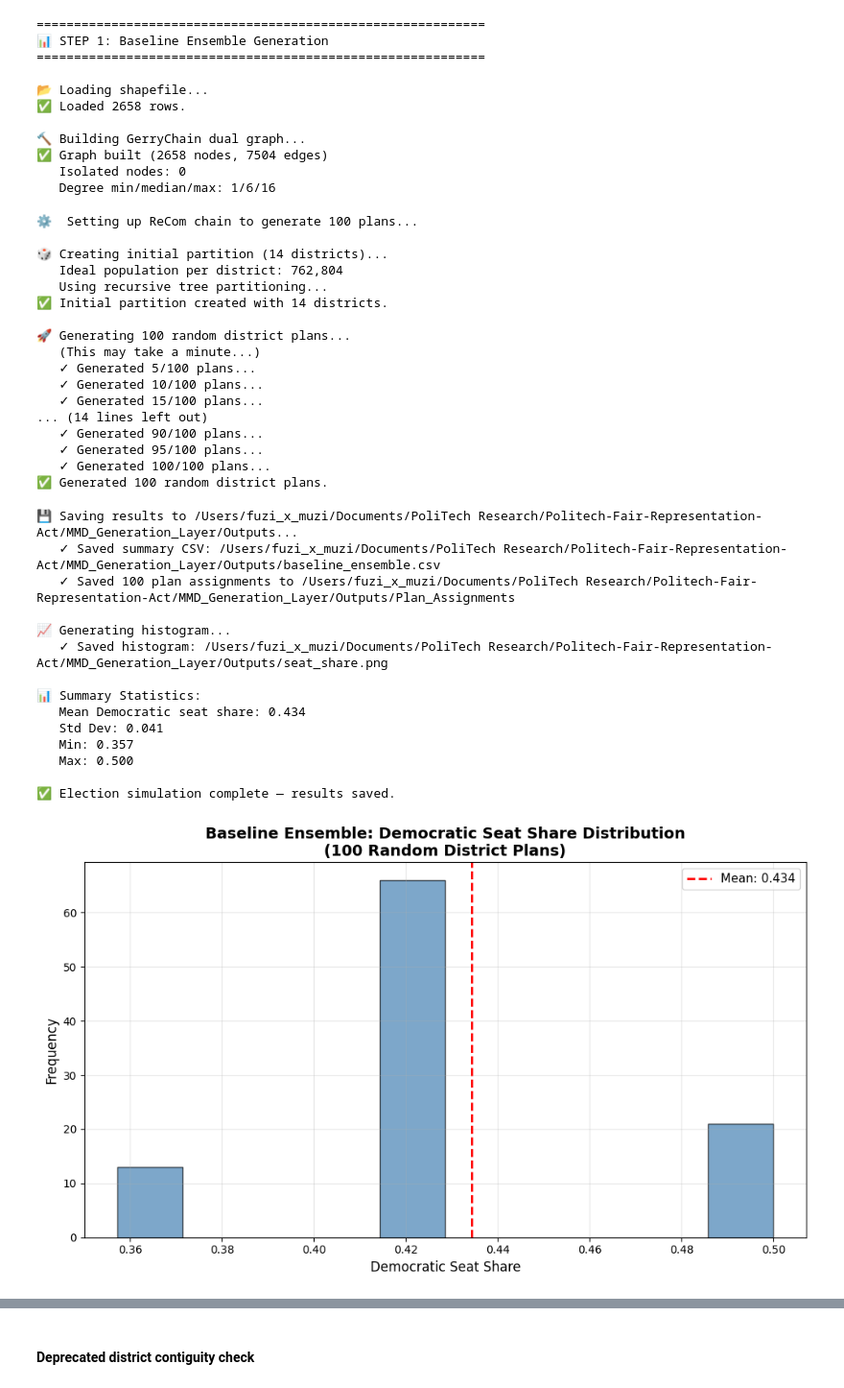
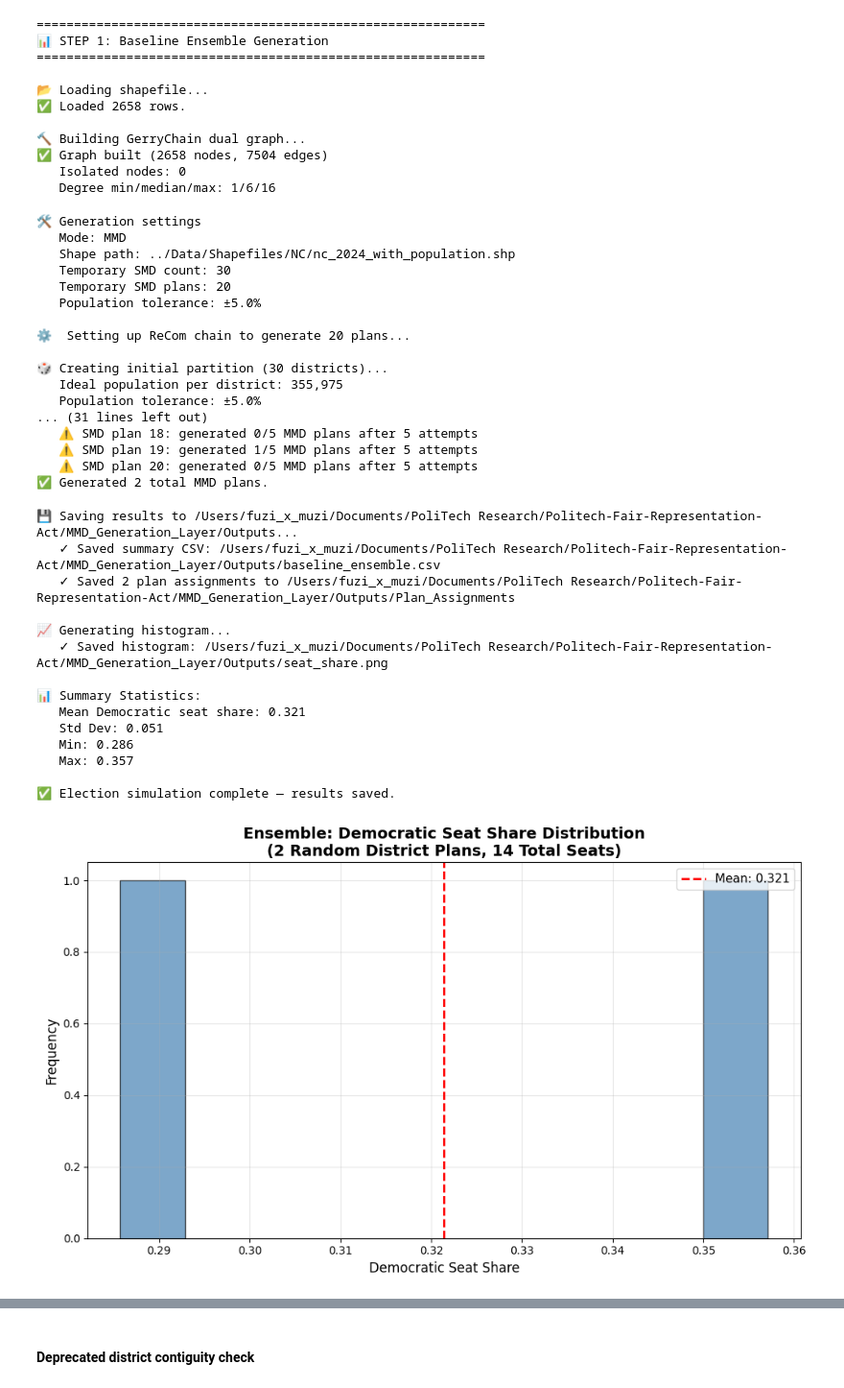
Before and after one commit to Muzammil-Cheema/PoliTech-Fair-Representation-Act, a Jupyter notebook: MMD_Generation_Layer/Processor/main.ipynb, the cells around one changed output, grey strips where cells are left out. Shown at 96% size. Drawn from its saved outputs; the diff is of its cells as text; code cells hidden in the pictures.

Commit message:
update: massive overhaul. Adds true MMD generation using smaller SMDs. Greater support for configuration.

```diff
--- a/MMD_Generation_Layer/Processor/main.ipynb
+++ b/MMD_Generation_Layer/Processor/main.ipynb
@@ -324,9 +992,26 @@ def save_results(ensemble, output_dir):
     plt.hist(results_df["dem_seat_share"], bins=10, edgecolor='black', alpha=0.7, color='steelblue')
     plt.xlabel("Democratic Seat Share", fontsize=12)
     plt.ylabel("Frequency", fontsize=12)
-    plt.title(f"Baseline Ensemble: Democratic Seat Share Distribution\n({NUM_PLANS} Random District Plans)", fontsize=14, fontweight='bold')
-    plt.axvline(results_df["dem_seat_share"].mean(), color='red', linestyle='--',
-                linewidth=2, label=f"Mean: {results_df['dem_seat_share'].mean():.3f}")
+
+    plan_count = len(results_df)
+    total_seats = int((results_df["dem_seats"] + results_df["rep_seats"]).iloc[0]) if plan_count else NUM_DISTRICTS
+
+    plt.title(
+        (
+            "Ensemble: Democratic Seat Share Distribution\n"
+            f"({plan_count} Random District Plans, {total_seats} Total Seats)"
+        ),
+        fontsize=14,
+        fontweight='bold',
+    )
+
+    plt.axvline(
+        results_df["dem_seat_share"].mean(),
+        color='red',
+        linestyle='--',
+        linewidth=2,
+        label=f"Mean: {results_df['dem_seat_share'].mean():.3f}",
+    )
     plt.legend(fontsize=11)
     plt.grid(True, alpha=0.3)
     plt.tight_layout()
@@ -335,7 +1020,7 @@ def save_results(ensemble, output_dir):
     print(f"   ✓ Saved histogram: {seat_share_png_path}")
 
     # Print summary statistics
-    print(f"\n📊 Summary Statistics:")
+    print("\n📊 Summary Statistics:")
     print(f"   Mean Democratic seat share: {results_df['dem_seat_share'].mean():.3f}")
     print(f"   Std Dev: {results_df['dem_seat_share'].std():.3f}")
     print(f"   Min: {results_df['dem_seat_share'].min():.3f}")
@@ -514,7 +1300,7 @@ def plot_baseline_histogram(csv_path, output_dir):
 ## <span style="color:red">Beginning of function execution</span>
 #### Here is where the above functions are exectued. Observe the output below each function to get a glimpse of what they're doing internally. Any errors in execution will be listed below the failed function and execution will halt.
 # %%
-graph = load_and_build_graph(str(shape_path), ID_COLUMN)
+graph = build_graph_for_run()
 # %% [output]
 ============================================================
 📊 STEP 1: Baseline Ensemble Generation
@@ -528,40 +1314,40 @@ graph = load_and_build_graph(str(shape_path), ID_COLUMN)
    Isolated nodes: 0
    Degree min/median/max: 1/6/16
 # %%
-ensemble = generate_baseline_ensemble(graph, NUM_PLANS, NUM_DISTRICTS, SEED)
+ensemble = generate_ensemble_for_run(graph)
 # %% [output]
-⚙️  Setting up ReCom chain to generate 100 plans...
+🛠️ Generation settings
+   Mode: MMD
+   Shape path: ../Data/Shapefiles/NC/nc_2024_with_population.shp
+   Temporary SMD count: 30
+   Temporary SMD plans: 20
+   Population tolerance: ±5.0%
 
-🎲 Creating initial partition (14 districts)...
-   Ideal population per district: 762,804
-   Using recursive tree partitioning...
-✅ Initial partition created with 14 districts.
+⚙️  Setting up ReCom chain to generate 20 plans...
 
-🚀 Generating 100 random district plans...
-   (This may take a minute...)
-   ✓ Generated 5/100 plans...
-   ✓ Generated 10/100 plans...
-   ✓ Generated 15/100 plans...
-... (14 lines left out)
-   ✓ Generated 90/100 plans...
-   ✓ Generated 95/100 plans...
-   ✓ Generated 100/100 plans...
-✅ Generated 100 random district plans.
+🎲 Creating initial partition (30 districts)...
+   Ideal population per district: 355,975
+   Population tolerance: ±5.0%
+... (31 lines left out)
+   ⚠️ SMD plan 18: generated 0/5 MMD plans after 5 attempts
+   ⚠️ SMD plan 19: generated 1/5 MMD plans after 5 attempts
+   ⚠️ SMD plan 20: generated 0/5 MMD plans after 5 attempts
+✅ Generated 2 total MMD plans.
 # %%
-save_results(ensemble, output_dir)
+save_results_for_run(ensemble)
 # %% [output]
 💾 Saving results to /Users/fuzi_x_muzi/Documents/PoliTech Research/Politech-Fair-Representation-Act/MMD_Generation_Layer/Outputs...
    ✓ Saved summary CSV: /Users/fuzi_x_muzi/Documents/PoliTech Research/Politech-Fair-Representation-Act/MMD_Generation_Layer/Outputs/baseline_ensemble.csv
-   ✓ Saved 100 plan assignments to /Users/fuzi_x_muzi/Documents/PoliTech Research/Politech-Fair-Representation-Act/MMD_Generation_Layer/Outputs/Plan_Assignments
+   ✓ Saved 2 plan assignments to /Users/fuzi_x_muzi/Documents/PoliTech Research/Politech-Fair-Representation-Act/MMD_Generation_Layer/Outputs/Plan_Assignments
 
 📈 Generating histogram...
    ✓ Saved histogram: /Users/fuzi_x_muzi/Documents/PoliTech Research/Politech-Fair-Representation-Act/MMD_Generation_Layer/Outputs/seat_share.png
 
 📊 Summary Statistics:
-   Mean Democratic seat share: 0.434
-   Std Dev: 0.041
-   Min: 0.357
-   Max: 0.500
+   Mean Democratic seat share: 0.321
+   Std Dev: 0.051
+   Min: 0.286
+   Max: 0.357
 
 ✅ Election simulation complete — results saved.
-[figure, old version]
+[figure, new version]
```
Also changed, not shown: parts of 14 cells of this notebook.
